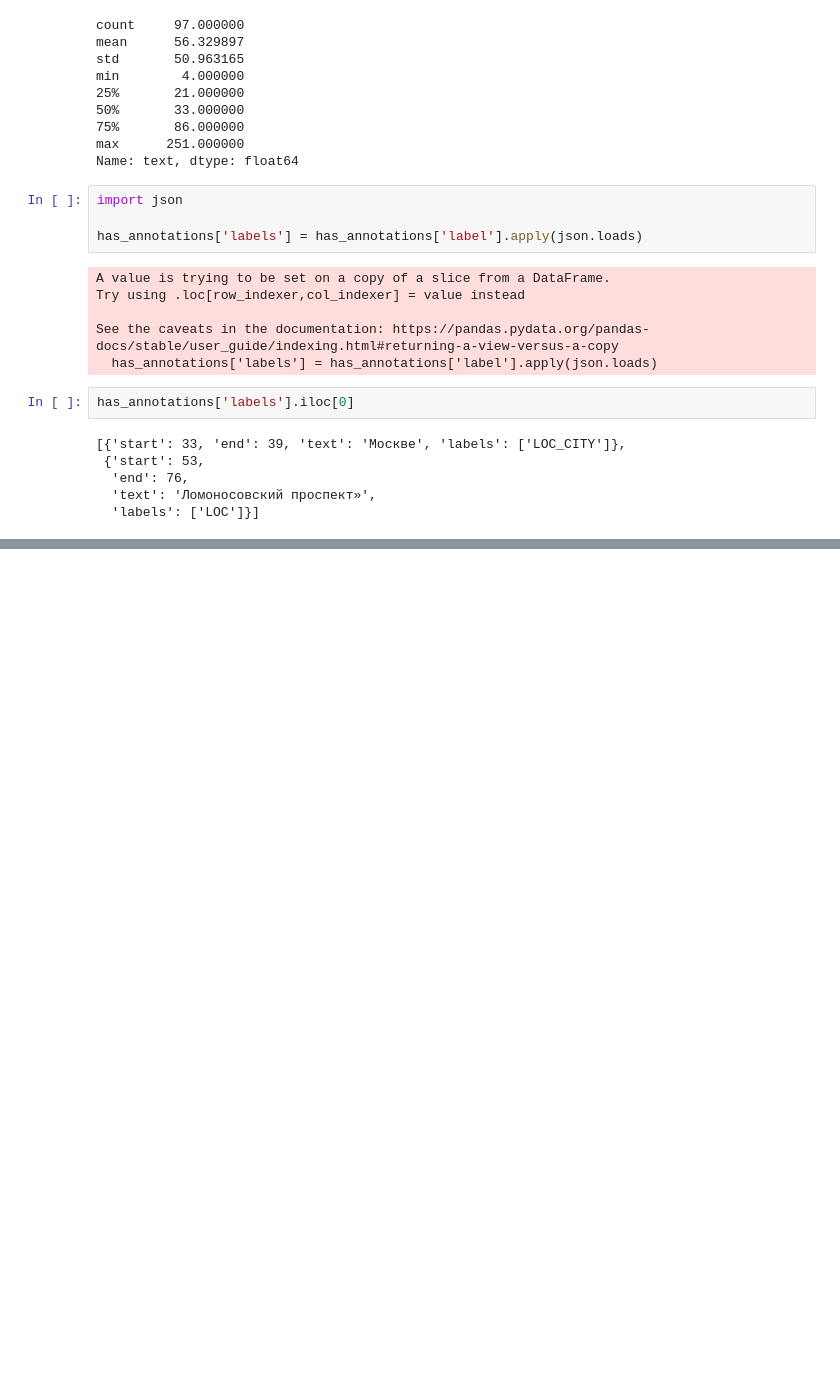
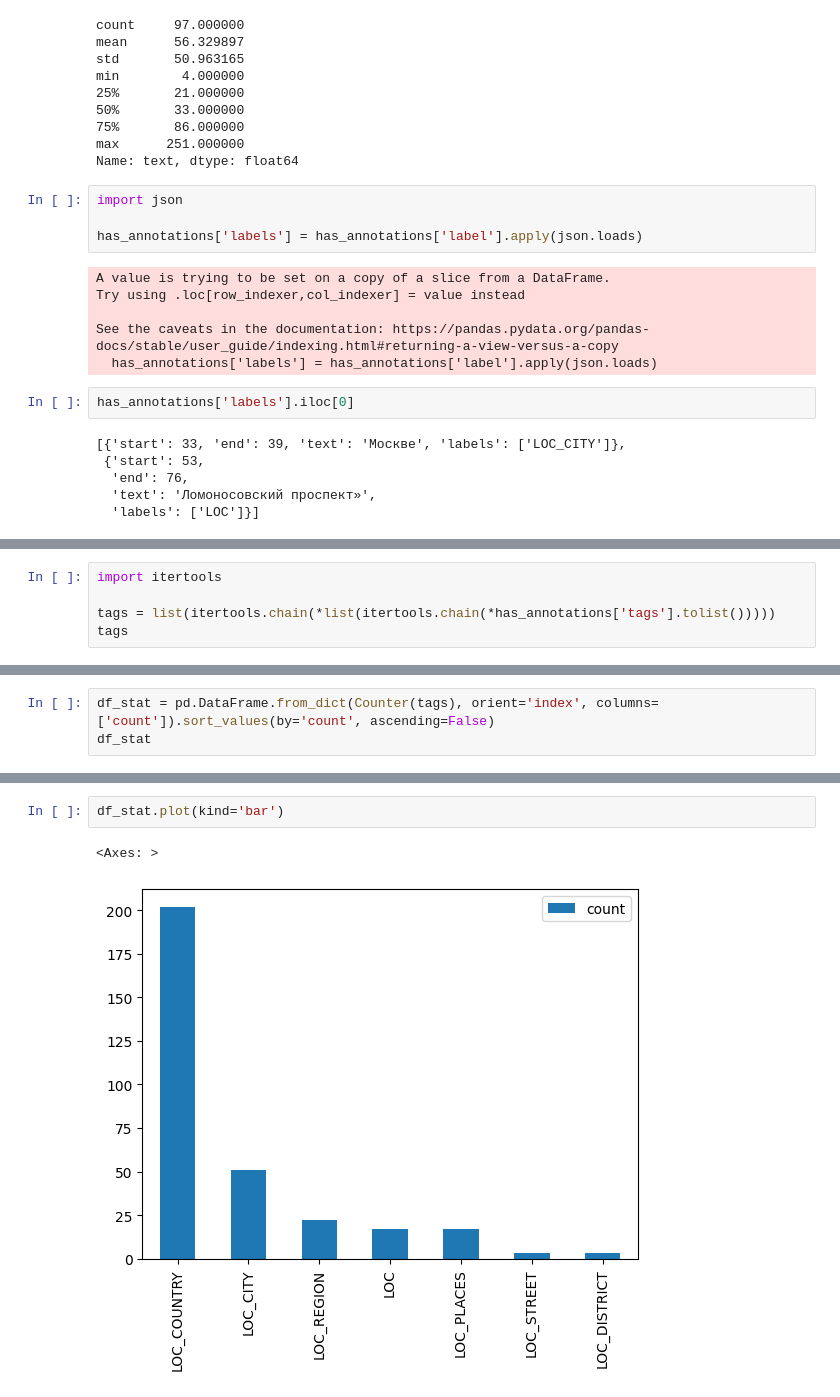
Before and after one commit to BlackKingWhitePawn/ner-location, a Jupyter notebook: dataset.ipynb, the cells around one changed output, grey strips where cells are left out. Saved outputs shown, nothing was run; the diff lists cells and outputs as text; blank space fills up the shorter version.

Commit message:
analyse data

```diff
--- a/dataset.ipynb
+++ b/dataset.ipynb
@@ -87,0 +131,5 @@ Name: labels, Length: 97, dtype: object
+# %%
+import itertools
+
+tags = list(itertools.chain(*list(itertools.chain(*has_annotations['tags'].tolist()))))
+tags
@@ -87,0 +161,3 @@ Name: labels, Length: 97, dtype: object
+# %%
+df_stat = pd.DataFrame.from_dict(Counter(tags), orient='index', columns=['count']).sort_values(by='count', ascending=False)
+df_stat
@@ -87,0 +173,5 @@ Name: labels, Length: 97, dtype: object
+# %%
+df_stat.plot(kind='bar')
+# %% [output]
+<Axes: >
+[figure, added]
```
Also changed, not shown: parts of 6 cells of this notebook.
